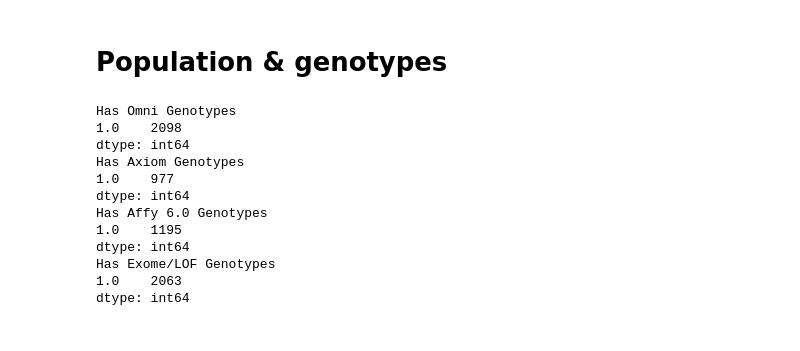
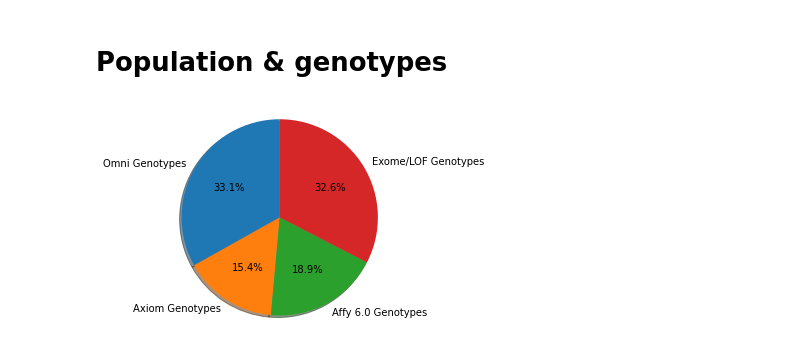
Before and after one commit to IoanaAndra/HackMed-2021---1000-Genomes-Project-, a Jupyter notebook: HackMed2021_Project.ipynb, the cells around one changed output. Drawn from its saved outputs; the diff is of its cells as text; code cells hidden in the pictures.

```diff
--- a/HackMed2021_Project.ipynb
+++ b/HackMed2021_Project.ipynb
@@ -37,43 +22,49 @@ import numpy as np
 # **Population & genotypes**
 # %%
 population = pd.read_excel('20130606_sample_info (2).xlsx', sheet_name='Sample Info', index_col=3)
-population= df.groupby("Population Description").count()
-
+population = population.groupby("Population Description").count()
 
 gender = pd.read_excel('20130606_sample_info (2).xlsx', sheet_name='Sample Info', index_col=4)
-gender_nr= df.groupby("Gender").count()
+gender_nr = gender.groupby("Gender").count()
 
 omni = pd.read_excel('20130606_sample_info (2).xlsx', sheet_name='HD Genotypes', index_col=2)
 omni_nr = omni.pivot_table(index = ['Has Omni Genotypes'], aggfunc ='size')
+omni_nr = pd.array(omni_nr, dtype=float)
+
 
 axiom = pd.read_excel('20130606_sample_info (2).xlsx', sheet_name='HD Genotypes', index_col=3)
 axiom_nr = axiom.pivot_table(index = ['Has Axiom Genotypes'], aggfunc ='size')
+axiom_nr = pd.array(axiom_nr, dtype=float)
 
 affy = pd.read_excel('20130606_sample_info (2).xlsx', sheet_name='HD Genotypes', index_col=4)
 affy_nr = affy.pivot_table(index = ['Has Affy 6.0 Genotypes'], aggfunc ='size')
+affy_nr = pd.array(affy_nr, dtype=float)
 
 exome = pd.read_excel('20130606_sample_info (2).xlsx', sheet_name='HD Genotypes', index_col=5)
 exome_nr = exome.pivot_table(index = ['Has Exome/LOF Genotypes'], aggfunc ='size')
+exome_nr = pd.array(exome_nr, dtype=float)
 
 
-#print(gender)
-#print(population)
-print(omni_nr)
-print(axiom_nr)
-print(affy_nr)
-print(exome_nr)
+
+labels = 'Omni Genotypes', 'Axiom Genotypes', 'Affy 6.0 Genotypes', 'Exome/LOF Genotypes'
+sizes = [omni_nr, axiom_nr, affy_nr, exome_nr]
+explode = (0, 0, 0, 0)
+
+fig1, ax1 = plt.subplots()
+ax1.pie(sizes, explode=explode, labels=labels, autopct='%1.1f%%',
+        shadow=True, startangle=90)
+ax1.axis('equal')
+
+plt.show()
+
+
+# print(omni_nr)
+# print(axiom_nr)
+# print(affy_nr)
+# print(exome_nr)
+# print(gender)
+
 # print (gender)
 # print(omni)
 # %% [output]
-Has Omni Genotypes
-1.0    2098
-dtype: int64
-Has Axiom Genotypes
-1.0    977
-dtype: int64
-Has Affy 6.0 Genotypes
-1.0    1195
-dtype: int64
-Has Exome/LOF Genotypes
-1.0    2063
-dtype: int64
+[figure, added]
```
Also changed, not shown: parts of 3 cells of this notebook.
